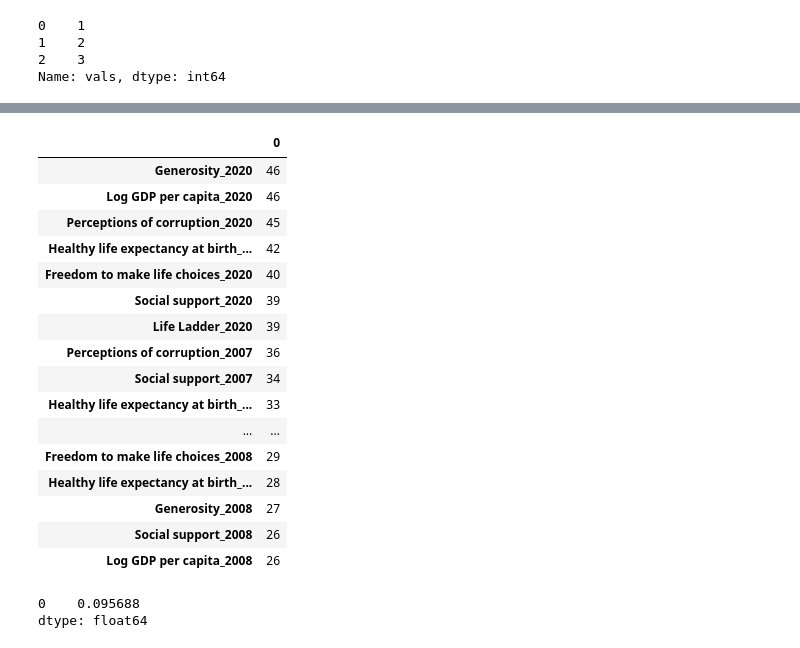
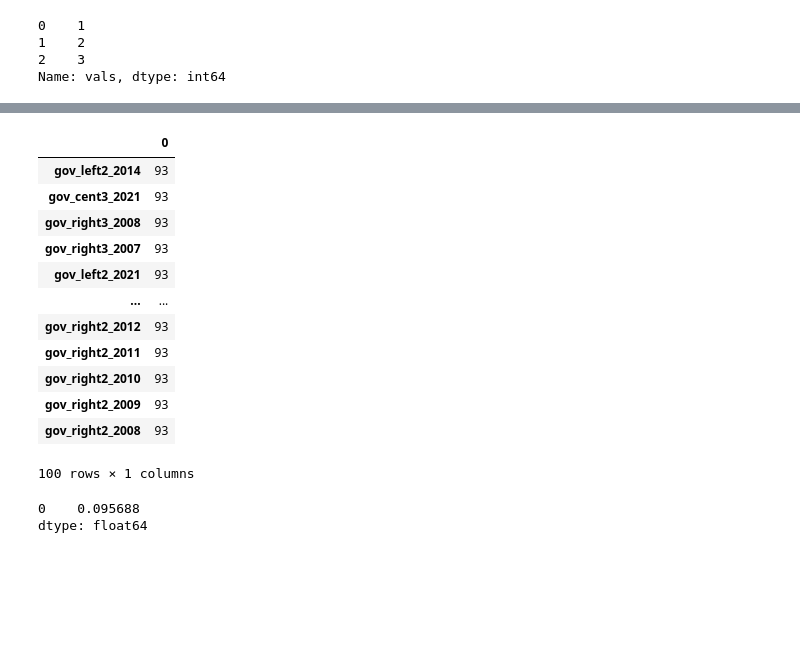
Before and after one commit to AdamKreitz/Medical-Disparity-Causal-Analysis, a Jupyter notebook: src/EDA.ipynb, the cells around one changed output, grey strips where cells are left out. Cells and saved outputs as stored; diff of their text form; code cells hidden in the pictures; blank space fills up the shorter version.

Commit message:
more data

```diff
--- a/src/EDA.ipynb
+++ b/src/EDA.ipynb
@@ -185,7 +234,8 @@ dtype: float64
 | Zimbabwe | 3.280 | 7.666 | 0.828 | 42.86 | ... |
 127 rows × 105 columns
 # %%
-years_present_df = cmbd_WHR_df[(cmbd_WHR_df['year'] >= 2006) & (cmbd_WHR_df['year'] <= 2021)].groupby('Country name').count()[['year']]
+temp_df = all_data.drop(columns = ['Regional indicator'])
+years_present_df = temp_df[(temp_df['year'] >= 2007) & (temp_df['year'] <= 2021)].groupby('Country name').count()[['year']]
 countries_to_include = list(years_present_df[years_present_df['year'] > 10].index)
 included_years = [i for i in range(2007,2022)]
 columns = temp_df.columns[2:]
@@ -210,7 +260,7 @@ for key, group in groups:
         for col in columns:
             col_years = []
             col_vals = []
-            for year in range(2007,2022):
+            for year in included_years:
                 try:
                     t = c_group.loc[year,col]
                     if t == t:
@@ -218,20 +268,24 @@ for key, group in groups:
                         col_vals.append(t)
                 except:
                     t = 0
-            X = pd.DataFrame({'year':col_years})
-            Y = pd.DataFrame({col:col_vals})[col]
-            col_predictor = LinearRegression().fit(X,Y)
-            for year in range(2007,2022):
-                try:
-                    t = c_group.loc[year,col]
-                    if t == t:
-                        row_data.append(t)
-                    else:
+            if len(col_years) > 0:
+                X = pd.DataFrame({'year':col_years})
+                Y = pd.DataFrame({col:col_vals})[col]
+                col_predictor = LinearRegression().fit(X,Y)
+                for year in included_years:
+                    try:
+                        t = c_group.loc[year,col]
+                        if t == t:
+                            row_data.append(t)
+                        else:
+                            predicted_value = col_predictor.predict(pd.DataFrame({'year':[year]}))[0]
+                            row_data.append(predicted_value)
+                    except:
                         predicted_value = col_predictor.predict(pd.DataFrame({'year':[year]}))[0]
                         row_data.append(predicted_value)
-                except:
-                    predicted_value = col_predictor.predict(pd.DataFrame({'year':[year]}))[0]
-                    row_data.append(predicted_value)
+            else:
+                for year in included_years:
+                    row_data.append(np.nan)
         data[key] = row_data
 
 
@@ -291,23 +402,19 @@ reformatted_data.to_csv('final_data/WHD_with_no_missing_data.csv')
 # %%
-pd.DataFrame(reformatted_data.isnull().sum()).sort_values(by  = 0, ascending = False).head(20)
+pd.DataFrame(reformatted_data.isnull().sum()).sort_values(by  = 0, ascending = False).head(100)
 # %% [output]
 |  | 0 |
-| Generosity_2020 | 46 |
-| Log GDP per capita_2020 | 46 |
-| Perceptions of corruption_2020 | 45 |
-| Healthy life expectancy at birth_... | 42 |
-| Freedom to make life choices_2020 | 40 |
-| Social support_2020 | 39 |
-| Life Ladder_2020 | 39 |
-| Perceptions of corruption_2007 | 36 |
-| Social support_2007 | 34 |
-| Healthy life expectancy at birth_... | 33 |
+| gov_left2_2014 | 93 |
+| gov_cent3_2021 | 93 |
+| gov_right3_2008 | 93 |
+| gov_right3_2007 | 93 |
+| gov_left2_2021 | 93 |
 | ... | ... |
-| Freedom to make life choices_2008 | 29 |
-| Healthy life expectancy at birth_... | 28 |
-| Generosity_2008 | 27 |
-| Social support_2008 | 26 |
-| Log GDP per capita_2008 | 26 |
+| gov_right2_2012 | 93 |
+| gov_right2_2011 | 93 |
+| gov_right2_2010 | 93 |
+| gov_right2_2009 | 93 |
+| gov_right2_2008 | 93 |
+100 rows × 1 columns
 # %%
 ttl_nulls = pd.DataFrame(reformatted_data.isnull().sum()).sum()
 ttl_vals = reformatted_data.shape[0] * reformatted_data.shape[1]
```
Also changed, not shown: parts of 12 cells of this notebook, 3 other files.
